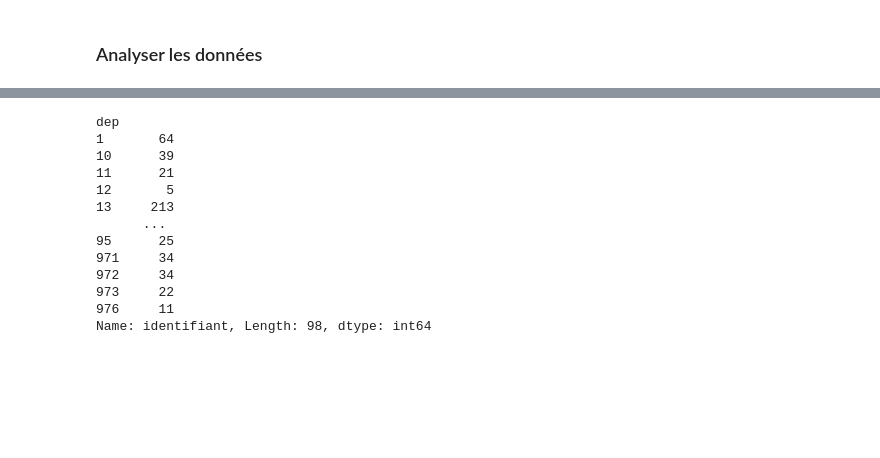
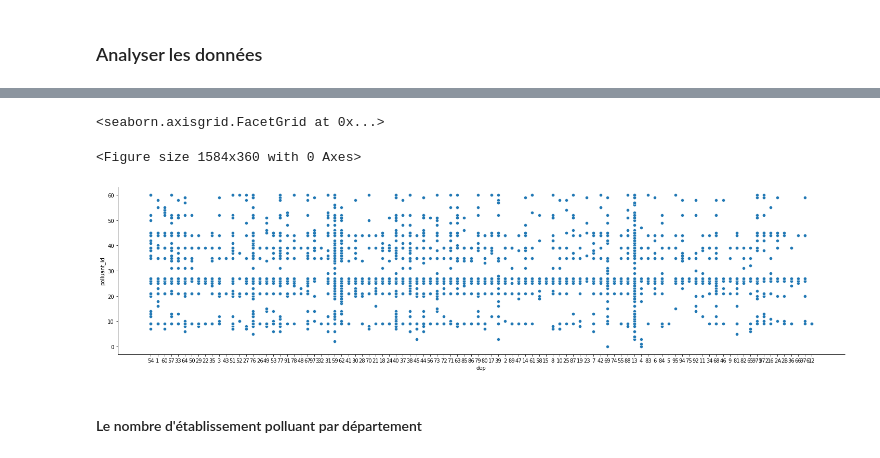
Before and after one commit to SaciaHouioua/Covid, a Jupyter notebook: DBCovidImpact.ipynb, the cells around one changed output, grey strips where cells are left out. Drawn from its saved outputs; the diff is of its cells as text; code cells hidden in the pictures; blank space fills up the shorter version.

```diff
--- a/DBCovidImpact.ipynb
+++ b/DBCovidImpact.ipynb
@@ -59,17 +235,20 @@ data.shape
+# %%
+#  title = " Quantité d'emmission poluante en Kg/an 2020",
+
+plt.figure(figsize=(22,5))
+sns.relplot(x = data['dep'],
+            y=data['polluant_id'],
+            #hue = 'milieu',
+            data = data,
+            height=5,
+
+            aspect=4)
+# %% [output]
+<seaborn.axisgrid.FacetGrid at 0x...>
+<Figure size 1584x360 with 0 Axes>
+[figure, added]
+# %% [markdown]
+#### Le nombre d'établissement  polluant par département
 # %%
-dfDepId =data.groupby(['dep'])['identifiant'].count()
-dfDepId
+dfDepId =data.groupby(['dep'])['polluant_id'].count()
+#dfDepId
-# %% [output]
-dep
-1       64
-10      39
-11      21
-12       5
-13     213
-      ...
-95      25
-971     34
-972     34
-973     22
-976     11
-Name: identifiant, Length: 98, dtype: int64
```
Also changed, not shown: parts of 49 cells of this notebook.
